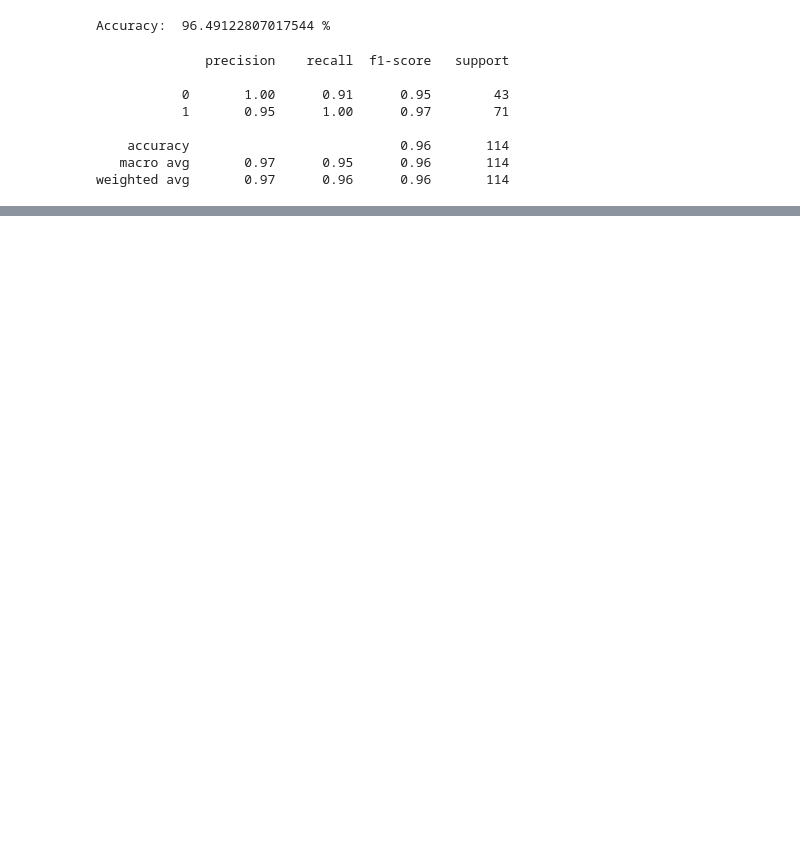
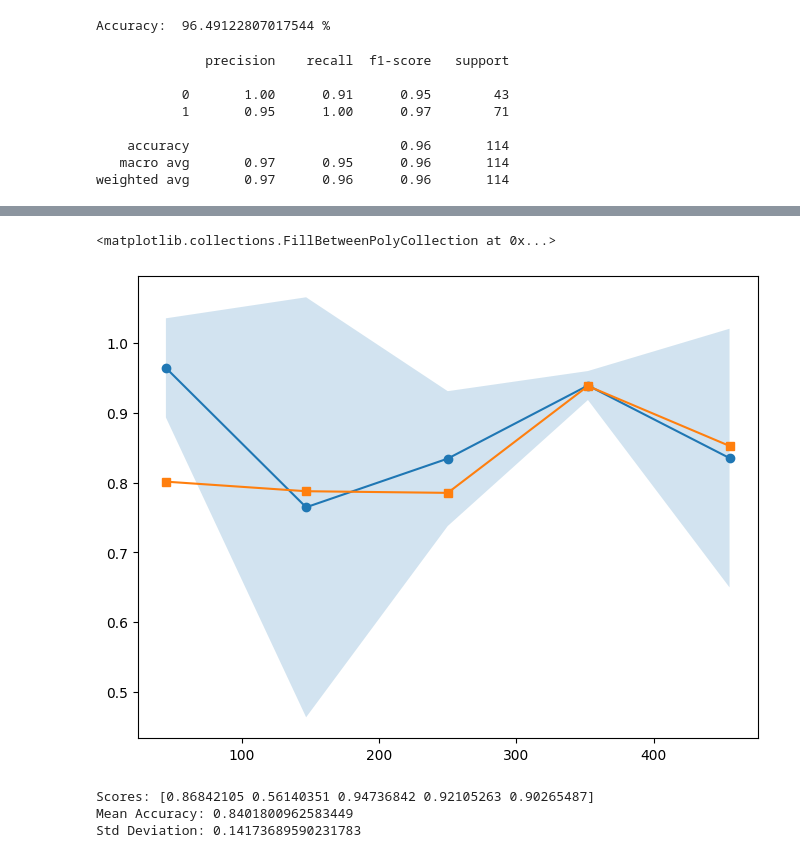
Before and after one commit to Innotech-Manipal-TP26/Ananyaraj2ndYear, a Jupyter notebook: Week2/svm.ipynb, the cells around one changed output, grey strips where cells are left out. Cells and saved outputs as stored; diff of their text form; code cells hidden in the pictures; blank space fills up the shorter version.

```diff
--- a/Week2/svm.ipynb
+++ b/Week2/svm.ipynb
@@ -81,0 +99,43 @@ weighted avg       0.97      0.96      0.96       114
+# %%
+from sklearn.model_selection import learning_curve
+
+train_sizes, train_scores, val_scores = learning_curve(
+    model, X, y, cv=5, scoring='accuracy'
+)
+train_mean = np.mean(train_scores, axis=1)
+val_mean = np.mean(val_scores, axis=1)
+train_std = np.std(train_scores, axis=1)
+val_std = np.std(val_scores, axis=1)
+
+plt.figure(figsize=(8,6))
+
+plt.plot(train_sizes, train_mean, marker='o', label="Training Accuracy")
+plt.plot(train_sizes, val_mean, marker='s', label="Validation Accuracy")
+
+plt.fill_between(
+    train_sizes,
+    train_mean - train_std,
+    train_mean + train_std,
+    alpha=0.2
+)
+# %% [output]
+<matplotlib.collections.FillBetweenPolyCollection at 0x...>
+[figure, added]
+# %%
+from sklearn.model_selection import cross_val_score
+import numpy as np
+
+scores = cross_val_score(
+    model,
+    X, y,
+    cv=5,
+    scoring='accuracy'
+)
+
+print("Scores:", scores)
+print("Mean Accuracy:", scores.mean())
+print("Std Deviation:", scores.std())
+# %% [output]
+Scores: [0.86842105 0.56140351 0.94736842 0.92105263 0.90265487]
+Mean Accuracy: 0.8401800962583449
+Std Deviation: 0.14173689590231783
```
Also changed, not shown: parts of 5 cells of this notebook.
